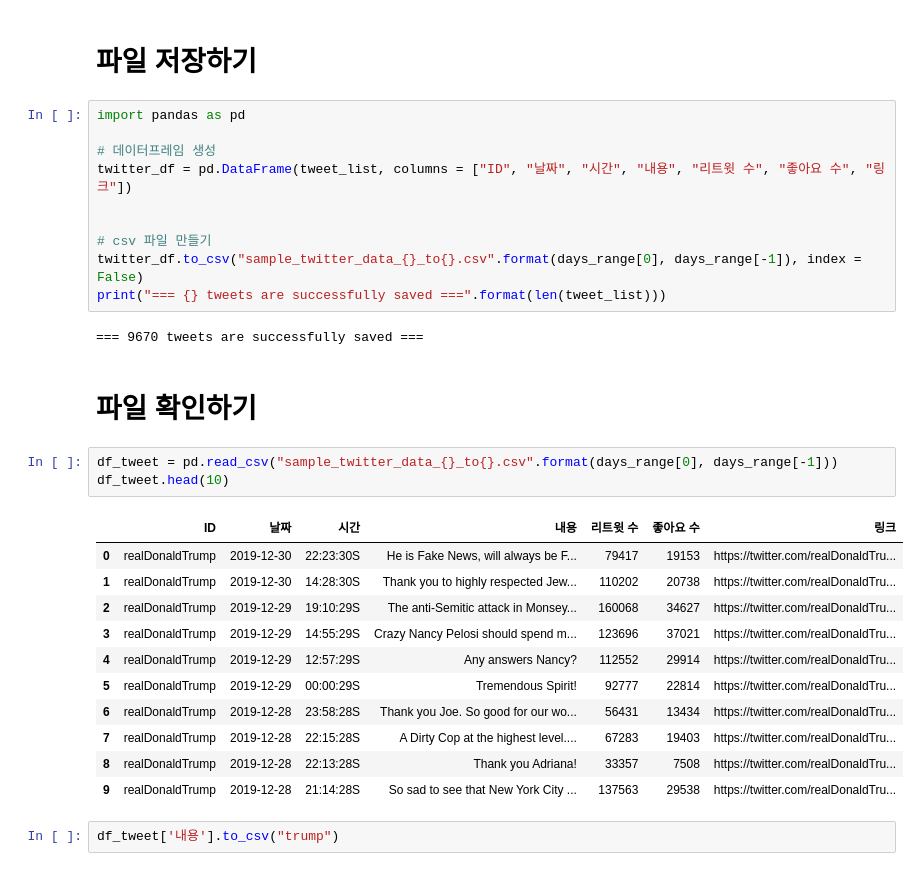
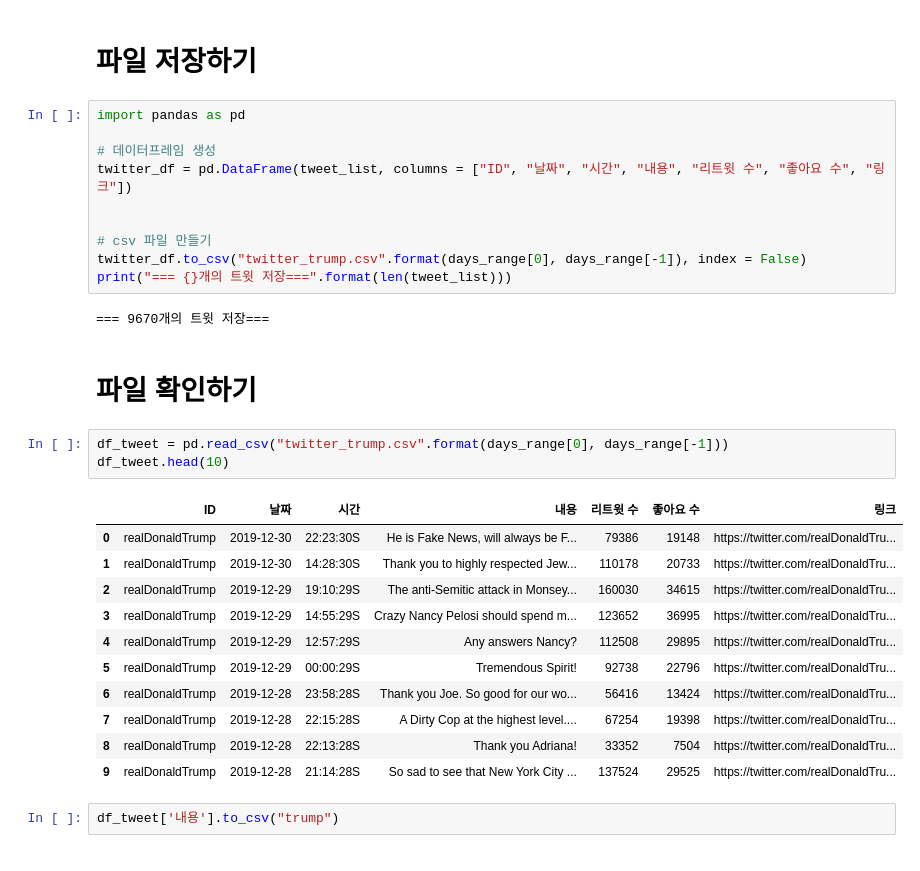
Before and after one commit to mel-f-dev/twitter, a Jupyter notebook: Trump Twitter.ipynb, the cells around one changed output. Cells and saved outputs as stored; diff of their text form.

Commit message:
saved 9670 tweets

```diff
--- a/Trump Twitter.ipynb
+++ b/Trump Twitter.ipynb
@@ -96,27 +109,27 @@ twitter_df = pd.DataFrame(tweet_list, columns = ["ID", "날짜", "시간", "내
 
 
 # csv 파일 만들기
-twitter_df.to_csv("sample_twitter_data_{}_to{}.csv".format(days_range[0], days_range[-1]), index = False)
-print("=== {} tweets are successfully saved ===".format(len(tweet_list)))
+twitter_df.to_csv("twitter_trump.csv".format(days_range[0], days_range[-1]), index = False)
+print("=== {}개의 트윗 저장===".format(len(tweet_list)))
 # %% [output]
-=== 9670 tweets are successfully saved ===
+=== 9670개의 트윗 저장===
 # %% [markdown]
 # 파일 확인하기
 # %%
-df_tweet = pd.read_csv("sample_twitter_data_{}_to{}.csv".format(days_range[0], days_range[-1]))
+df_tweet = pd.read_csv("twitter_trump.csv".format(days_range[0], days_range[-1]))
 df_tweet.head(10)
 # %% [output]
 |  | ID | 날짜 | 시간 | 내용 | 리트윗 수 | 좋아요 수 | 링크 |
-| 0 | realDonaldTrump | 2019-12-30 | 22:23:30S | He is Fake News, will always be F... | 79417 | 19153 | https://twitter.com/realDonaldTru... |
-| 1 | realDonaldTrump | 2019-12-30 | 14:28:30S | Thank you to highly respected Jew... | 110202 | 20738 | https://twitter.com/realDonaldTru... |
-| 2 | realDonaldTrump | 2019-12-29 | 19:10:29S | The anti-Semitic attack in Monsey... | 160068 | 34627 | https://twitter.com/realDonaldTru... |
-| 3 | realDonaldTrump | 2019-12-29 | 14:55:29S | Crazy Nancy Pelosi should spend m... | 123696 | 37021 | https://twitter.com/realDonaldTru... |
-| 4 | realDonaldTrump | 2019-12-29 | 12:57:29S | Any answers Nancy? | 112552 | 29914 | https://twitter.com/realDonaldTru... |
-| 5 | realDonaldTrump | 2019-12-29 | 00:00:29S | Tremendous Spirit! | 92777 | 22814 | https://twitter.com/realDonaldTru... |
-| 6 | realDonaldTrump | 2019-12-28 | 23:58:28S | Thank you Joe. So good for our wo... | 56431 | 13434 | https://twitter.com/realDonaldTru... |
-| 7 | realDonaldTrump | 2019-12-28 | 22:15:28S | A Dirty Cop at the highest level.... | 67283 | 19403 | https://twitter.com/realDonaldTru... |
-| 8 | realDonaldTrump | 2019-12-28 | 22:13:28S | Thank you Adriana! | 33357 | 7508 | https://twitter.com/realDonaldTru... |
-| 9 | realDonaldTrump | 2019-12-28 | 21:14:28S | So sad to see that New York City ... | 137563 | 29538 | https://twitter.com/realDonaldTru... |
+| 0 | realDonaldTrump | 2019-12-30 | 22:23:30S | He is Fake News, will always be F... | 79386 | 19148 | https://twitter.com/realDonaldTru... |
+| 1 | realDonaldTrump | 2019-12-30 | 14:28:30S | Thank you to highly respected Jew... | 110178 | 20733 | https://twitter.com/realDonaldTru... |
+| 2 | realDonaldTrump | 2019-12-29 | 19:10:29S | The anti-Semitic attack in Monsey... | 160030 | 34615 | https://twitter.com/realDonaldTru... |
+| 3 | realDonaldTrump | 2019-12-29 | 14:55:29S | Crazy Nancy Pelosi should spend m... | 123652 | 36995 | https://twitter.com/realDonaldTru... |
+| 4 | realDonaldTrump | 2019-12-29 | 12:57:29S | Any answers Nancy? | 112508 | 29895 | https://twitter.com/realDonaldTru... |
+| 5 | realDonaldTrump | 2019-12-29 | 00:00:29S | Tremendous Spirit! | 92738 | 22796 | https://twitter.com/realDonaldTru... |
+| 6 | realDonaldTrump | 2019-12-28 | 23:58:28S | Thank you Joe. So good for our wo... | 56416 | 13424 | https://twitter.com/realDonaldTru... |
+| 7 | realDonaldTrump | 2019-12-28 | 22:15:28S | A Dirty Cop at the highest level.... | 67254 | 19398 | https://twitter.com/realDonaldTru... |
+| 8 | realDonaldTrump | 2019-12-28 | 22:13:28S | Thank you Adriana! | 33352 | 7504 | https://twitter.com/realDonaldTru... |
+| 9 | realDonaldTrump | 2019-12-28 | 21:14:28S | So sad to see that New York City ... | 137524 | 29525 | https://twitter.com/realDonaldTru... |
 # %%
 df_tweet['내용'].to_csv("trump")
 # %%
```
Also changed, not shown: parts of 9 cells of this notebook, 1 other file.
